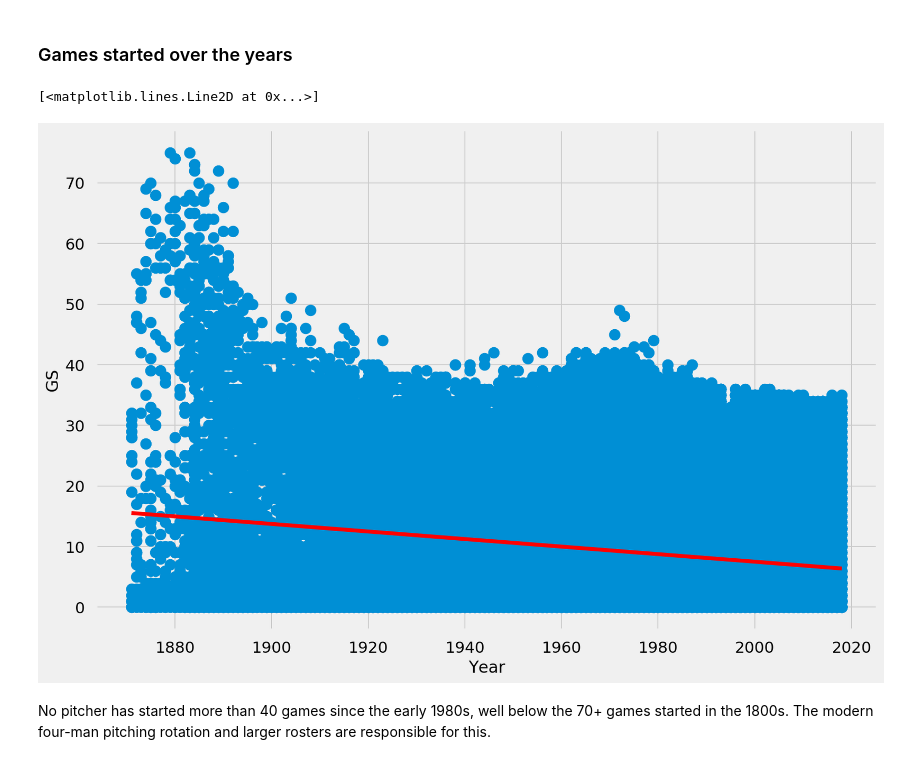
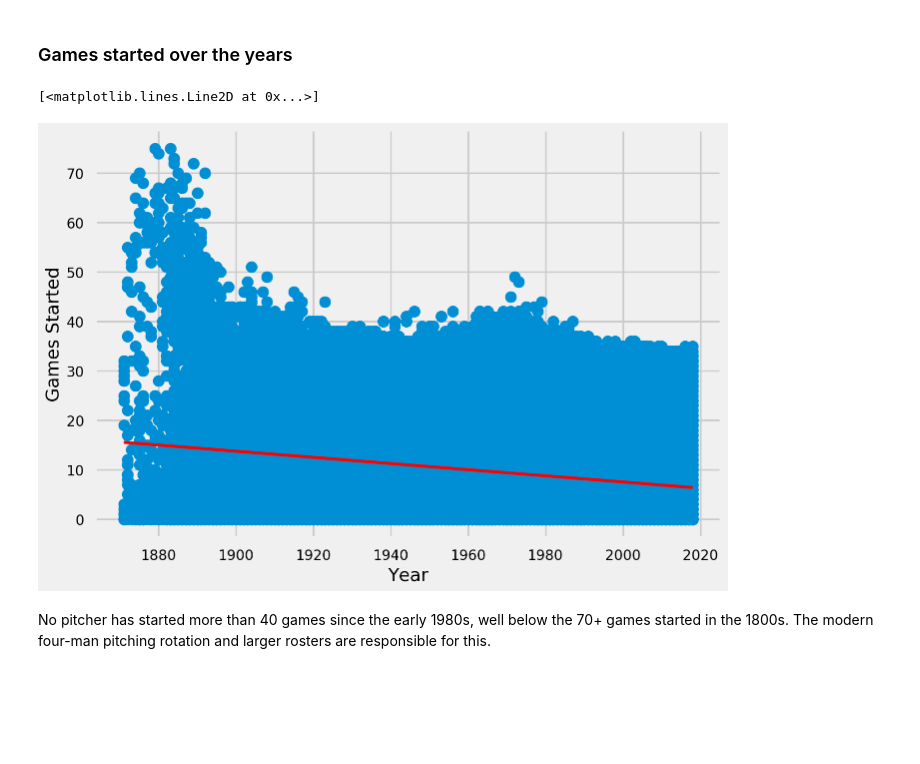
Before and after one commit to kennethn/baseball-statistics, a Jupyter notebook: Baseball.ipynb, the cells around one changed output. Cells and saved outputs as stored; diff of their text form; code cells hidden in the pictures; blank space fills up the shorter version.

```diff
--- a/Baseball.ipynb
+++ b/Baseball.ipynb
@@ -22,3 +33,16 @@ plt.style.use('fivethirtyeight')
+# %%
+# Set default matplotlib settings
+plt.style.use('fivethirtyeight')
+plt.style.use('seaborn-poster')
+
+plt.rcParams['figure.figsize'] = (10, 7)
+plt.rcParams['lines.linewidth'] = 3
+plt.rcParams['figure.titlesize'] = 26
+plt.rcParams['axes.labelsize'] = 18
+plt.rcParams['axes.titlesize'] = 22
+plt.rcParams['xtick.labelsize'] = 14
+plt.rcParams['ytick.labelsize'] = 14
+plt.rcParams['legend.fontsize'] = 16
 # %%
 # Get the data
 pitching = pd.read_csv('data/Pitching.csv')
@@ -184,16 +206,16 @@ What about statistics that have changed markedly over the years? The game of bas
 ### Games started over the years
 # %%
 plt.xlabel('Year')
-plt.ylabel('GS')
+plt.ylabel('Games Started')
 x = pitching['yearID']
 y = pitching['GS']
 plt.scatter(x, y)
 z = np.polyfit(x, y, 1)
 p = np.poly1d(z)
 plt.plot(x,p(x),"r-")
 # %% [output]
 [<matplotlib.lines.Line2D at 0x...>]
-[figure, old version]
+[figure, new version]
 # %% [markdown]
 No pitcher has started more than 40 games since the early 1980s, well below the 70+ games started in the 1800s. The modern four-man pitching rotation and larger rosters are responsible for this.
 # %% [markdown]
```
Also changed, not shown: parts of 19 cells of this notebook.
